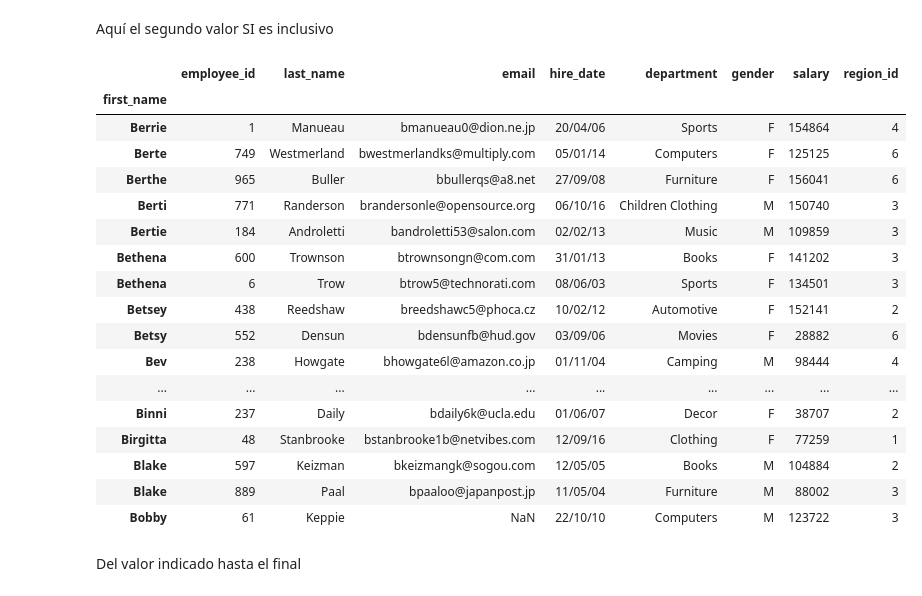
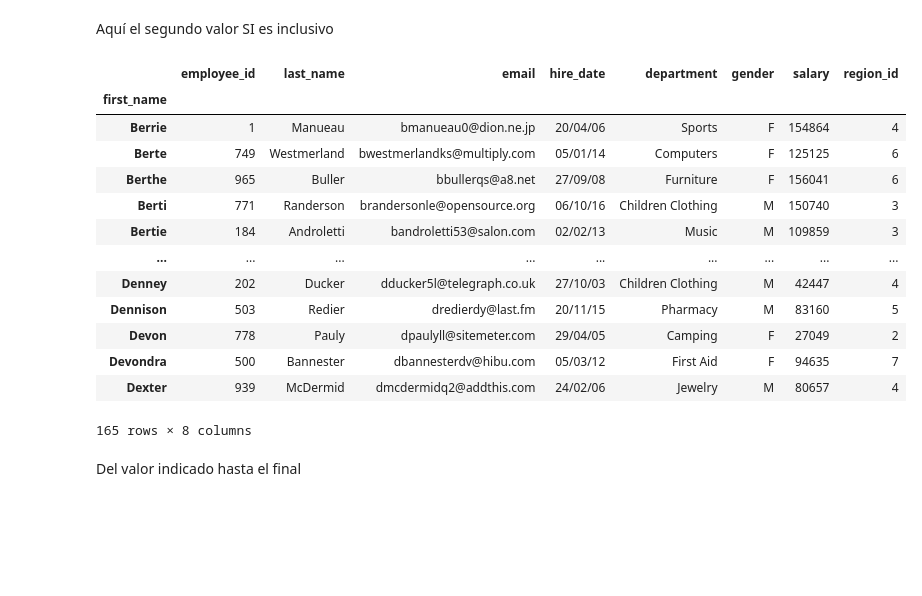
Before and after one commit to pikey-msc/Python, a Jupyter notebook: M3/C3_M3.ipynb, the cells around one changed output. Drawn from its saved outputs; the diff is of its cells as text; code cells hidden in the pictures; blank space fills up the shorter version.

```diff
--- a/M3/C3_M3.ipynb
+++ b/M3/C3_M3.ipynb
@@ -864,27 +849,22 @@ df.head(10)
 # %% [markdown]
 Aquí el segundo valor SI es inclusivo
 # %%
-mue=df.loc['Berrie': 'Diana']
-mue.head(20)
+df.loc['Berrie': 'Diana']
 # %% [output]
 |  | employee_id | last_name | email | hire_date | department | gender | salary | region_id |
 | first_name |  |  |  |  |  |  |  |  |
 | Berrie | 1 | Manueau | bmanueau0@dion.ne.jp | 20/04/06 | Sports | F | 154864 | 4 |
 | Berte | 749 | Westmerland | bwestmerlandks@multiply.com | 05/01/14 | Computers | F | 125125 | 6 |
 | Berthe | 965 | Buller | bbullerqs@a8.net | 27/09/08 | Furniture | F | 156041 | 6 |
 | Berti | 771 | Randerson | brandersonle@opensource.org | 06/10/16 | Children Clothing | M | 150740 | 3 |
 | Bertie | 184 | Androletti | bandroletti53@salon.com | 02/02/13 | Music | M | 109859 | 3 |
-| Bethena | 600 | Trownson | btrownsongn@com.com | 31/01/13 | Books | F | 141202 | 3 |
-| Bethena | 6 | Trow | btrow5@technorati.com | 08/06/03 | Sports | F | 134501 | 3 |
-| Betsey | 438 | Reedshaw | breedshawc5@phoca.cz | 10/02/12 | Automotive | F | 152141 | 2 |
-| Betsy | 552 | Densun | bdensunfb@hud.gov | 03/09/06 | Movies | F | 28882 | 6 |
-| Bev | 238 | Howgate | bhowgate6l@amazon.co.jp | 01/11/04 | Camping | M | 98444 | 4 |
 | ... | ... | ... | ... | ... | ... | ... | ... | ... |
-| Binni | 237 | Daily | bdaily6k@ucla.edu | 01/06/07 | Decor | F | 38707 | 2 |
-| Birgitta | 48 | Stanbrooke | bstanbrooke1b@netvibes.com | 12/09/16 | Clothing | F | 77259 | 1 |
-| Blake | 597 | Keizman | bkeizmangk@sogou.com | 12/05/05 | Books | M | 104884 | 2 |
-| Blake | 889 | Paal | bpaaloo@japanpost.jp | 11/05/04 | Furniture | M | 88002 | 3 |
-| Bobby | 61 | Keppie | NaN | 22/10/10 | Computers | M | 123722 | 3 |
+| Denney | 202 | Ducker | dducker5l@telegraph.co.uk | 27/10/03 | Children Clothing | M | 42447 | 4 |
+| Dennison | 503 | Redier | dredierdy@last.fm | 20/11/15 | Pharmacy | M | 83160 | 5 |
+| Devon | 778 | Pauly | dpaulyll@sitemeter.com | 29/04/05 | Camping | F | 27049 | 2 |
+| Devondra | 500 | Bannester | dbannesterdv@hibu.com | 05/03/12 | First Aid | F | 94635 | 7 |
+| Dexter | 939 | McDermid | dmcdermidq2@addthis.com | 24/02/06 | Jewelry | M | 80657 | 4 |
+165 rows × 8 columns
 # %% [markdown]
 Del valor indicado hasta el final
 # %%
```
Also changed, not shown: parts of 68 cells of this notebook.
